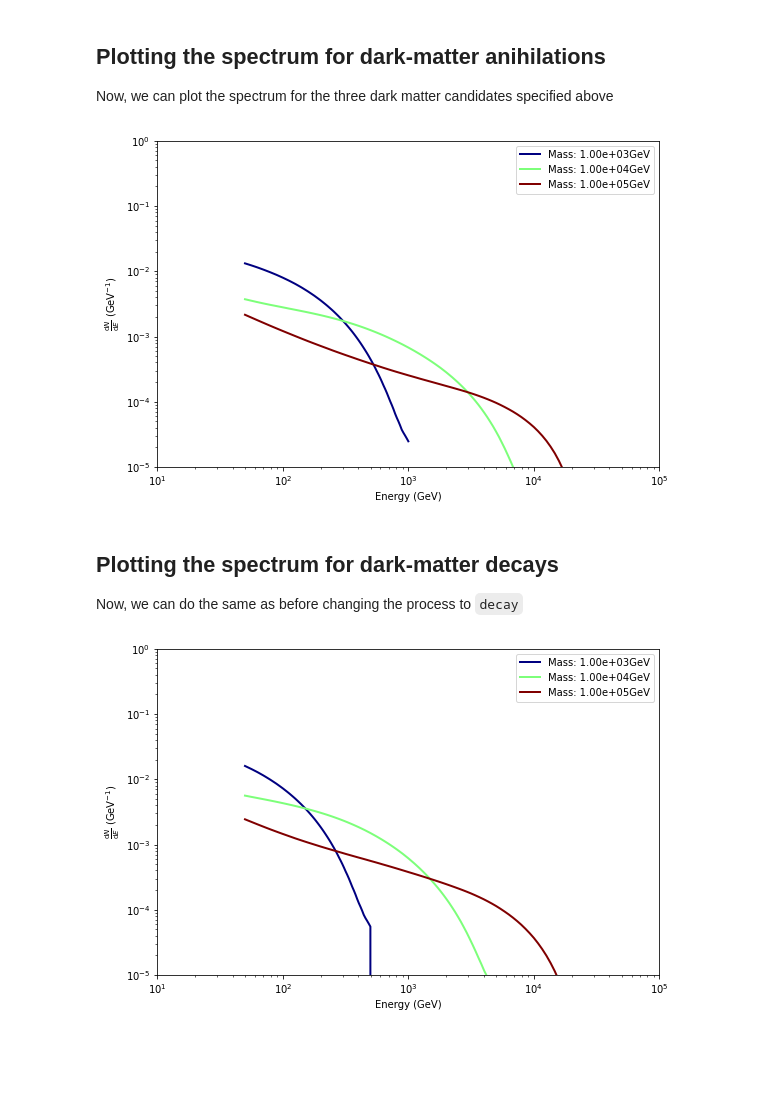
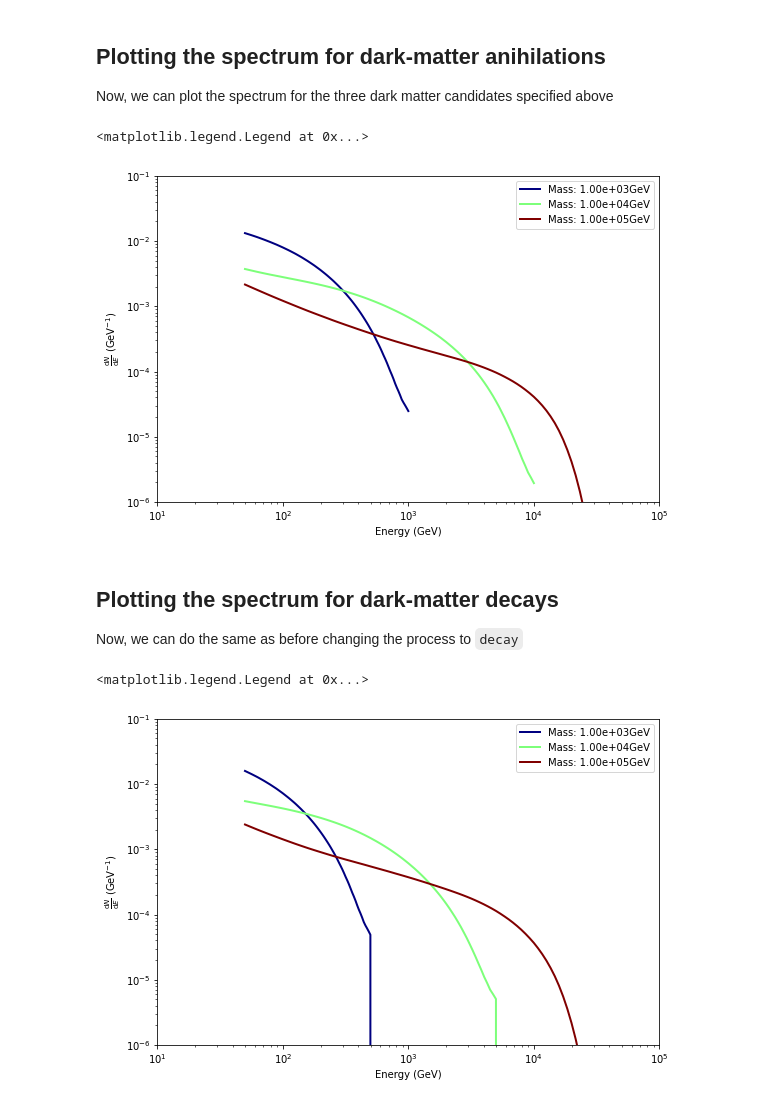
Before and after one commit to sergiohcdna/ctadmtool, a Jupyter notebook: notebooks/dmspectrum.ipynb, the cells around one changed output. Saved outputs shown, nothing was run; the diff lists cells and outputs as text; code cells hidden in the pictures; blank space fills up the shorter version.

```diff
--- a/notebooks/dmspectrum.ipynb
+++ b/notebooks/dmspectrum.ipynb
@@ -71,32 +71,31 @@ Now, we can plot the spectrum for the three dark matter candidates specified abo
 # %%
 fig, ax = plt.subplots(figsize=(9, 6))
 
 cmap = plt.get_cmap('jet')
 colors = [cmap(i) for i in np.linspace(0, 1, len(masses))]
 
 for i , mass in enumerate( masses ) :
 
     evals         = (50, mass, 100)
     dmspec.mass   = mass
     dmspec.energy = evals
 
     dnde     = dmspec.spectra()
     energies = dmspec.energy
 
     ax.plot(energies, dnde, color=colors[i], lw=2, label='Mass: {:.2e}GeV'.format(mass))
 
 ax.set_xlim(10, 1.e+5)
-ax.set_ylim(1.e-5, 1.0)
+ax.set_ylim(1.0e-6, 1.0e-1)
 ax.set_xscale('log')
 ax.set_yscale('log')
 ax.set_xlabel('Energy (GeV)')
 ax.set_ylabel('$\\frac{\\mathrm{d}N}{\\mathrm{d}E}$ (GeV$^{-1}$)')
 
 ax.legend(loc='best', prop={'size':10})
-
-plt.savefig('DMAnnihilationSpectra.png')
 # %% [output]
+<matplotlib.legend.Legend at 0x...>
-[figure, old version]
+[figure, new version]
 # %% [markdown]
 ## Plotting the spectrum for dark-matter decays
 
@@ -120,13 +119,13 @@ for i , mass in enumerate( masses ) :
     ax.plot(energies, dnde, color=colors[i], lw=2, label='Mass: {:.2e}GeV'.format(mass))
 
 ax.set_xlim(10, 1.e+5)
-ax.set_ylim(1.e-5, 1.0)
+ax.set_ylim(1.0e-6, 1.0e-1)
 ax.set_xscale('log')
 ax.set_yscale('log')
 ax.set_xlabel('Energy (GeV)')
 ax.set_ylabel('$\\frac{\\mathrm{d}N}{\\mathrm{d}E}$ (GeV$^{-1}$)')
 
 ax.legend(loc='best', prop={'size':10})
-plt.savefig('DMDecaySpectra.png')
 # %% [output]
+<matplotlib.legend.Legend at 0x...>
-[figure, old version]
+[figure, new version]
```
